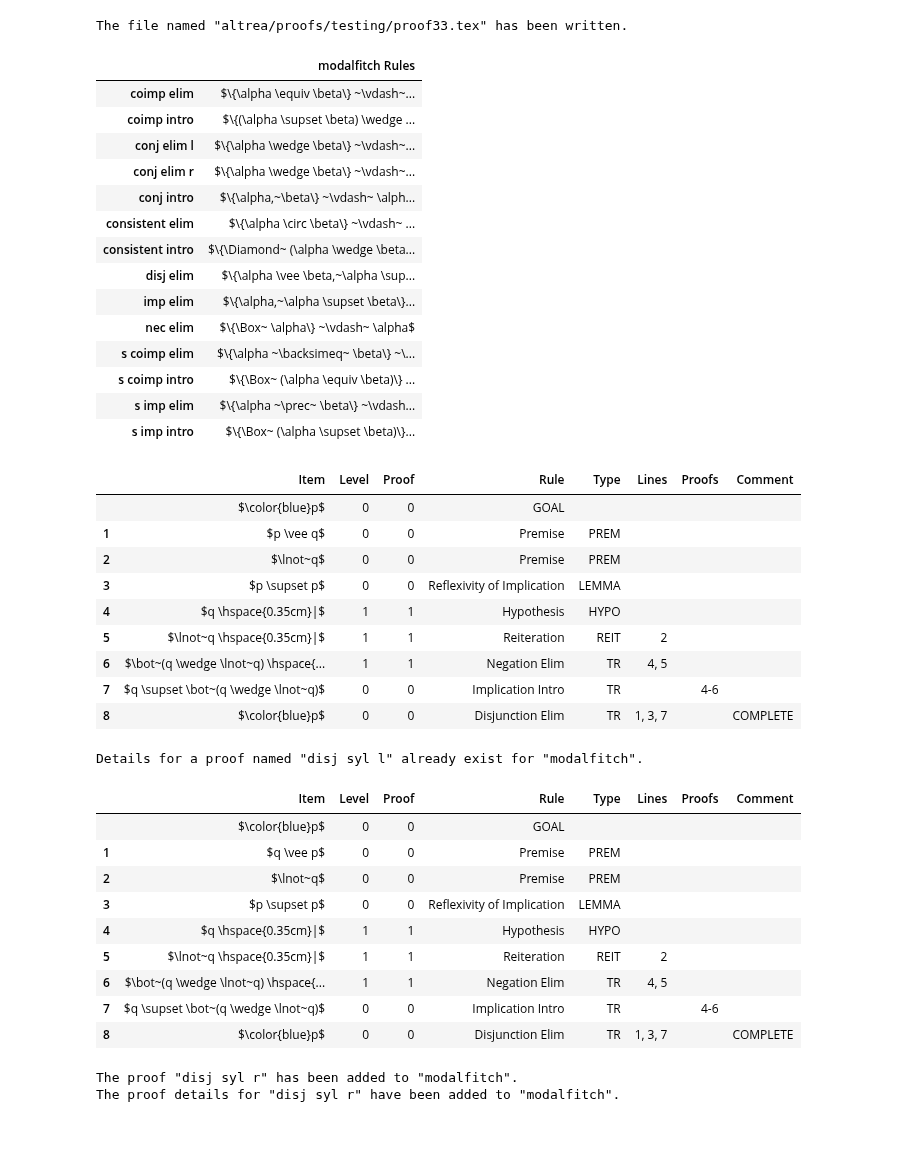
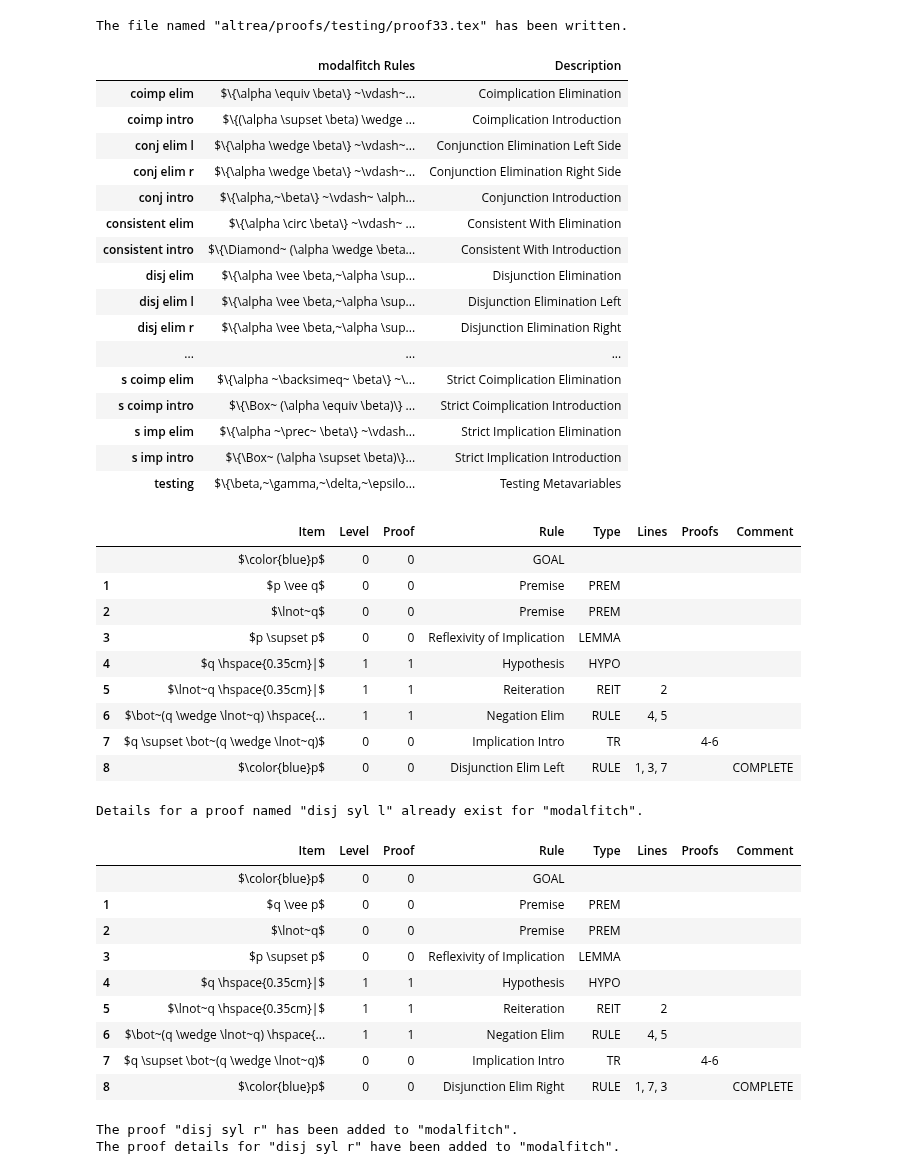
Before and after one commit to FrankHubeny/AltRea, a Jupyter notebook: modalfitch.ipynb, the cells around one changed output. Cells and saved outputs as stored; diff of their text form; code cells hidden in the pictures; blank space fills up the shorter version.

```diff
--- a/modalfitch.ipynb
+++ b/modalfitch.ipynb
@@ -736,42 +754,46 @@ The file named "altrea/proofs/testing/proof33.tex" has been written.
 # %%
 # disjunctive syllogism left
 
 from IPython.display import display
 import pandas as pd
 pd.options.display.max_colwidth=500
 from altrea.wffs import *
 from altrea.rules import Proof
 disjsyl = Proof('disj syl l', 'Disjunctive Syllogism', 'Disjunctive Syllogism')
 p = disjsyl.proposition('p')
 q = disjsyl.proposition('q')
 disjsyl.setlogic('modalfitch')
 disjsyl.goal(p)
 disjsyl.premise(Or(p, q))
 disjsyl.premise(Not(q))
 disjsyl.lemma('refl imp', [p], [])
 disjsyl.hypothesis(q)
 disjsyl.reiterate(2)
-disjsyl.negation_elim(4, 5)
+disjsyl.rule("neg elim", [q], [4, 5])
+#disjsyl.negation_elim(4, 5)
 disjsyl.implication_intro()
-disjsyl.disjunction_elim(1, 3, 7)
+disjsyl.rule("disj elim l", [p, q, p, q], [1, 3, 7])
+#disjsyl.disjunction_elim(1, 3, 7)
 display(disjsyl.rules())
 disjsyl.thisproof()
 # %% [output]
-|  | modalfitch Rules |
-| coimp elim | $\{\alpha \equiv \beta\} ~\vdash~... |
-| coimp intro | $\{(\alpha \supset \beta) \wedge ... |
-| conj elim l | $\{\alpha \wedge \beta\} ~\vdash~... |
-| conj elim r | $\{\alpha \wedge \beta\} ~\vdash~... |
-| conj intro | $\{\alpha,~\beta\} ~\vdash~ \alph... |
-| consistent elim | $\{\alpha \circ \beta\} ~\vdash~ ... |
-| consistent intro | $\{\Diamond~ (\alpha \wedge \beta... |
-| disj elim | $\{\alpha \vee \beta,~\alpha \sup... |
-| imp elim | $\{\alpha,~\alpha \supset \beta\}... |
-| nec elim | $\{\Box~ \alpha\} ~\vdash~ \alpha$ |
-| s coimp elim | $\{\alpha ~\backsimeq~ \beta\} ~\... |
-| s coimp intro | $\{\Box~ (\alpha \equiv \beta)\} ... |
-| s imp elim | $\{\alpha ~\prec~ \beta\} ~\vdash... |
-| s imp intro | $\{\Box~ (\alpha \supset \beta)\}... |
+|  | modalfitch Rules | Description |
+| coimp elim | $\{\alpha \equiv \beta\} ~\vdash~... | Coimplication Elimination |
+| coimp intro | $\{(\alpha \supset \beta) \wedge ... | Coimplication Introduction |
+| conj elim l | $\{\alpha \wedge \beta\} ~\vdash~... | Conjunction Elimination Left Side |
+| conj elim r | $\{\alpha \wedge \beta\} ~\vdash~... | Conjunction Elimination Right Side |
+| conj intro | $\{\alpha,~\beta\} ~\vdash~ \alph... | Conjunction Introduction |
+| consistent elim | $\{\alpha \circ \beta\} ~\vdash~ ... | Consistent With Elimination |
+| consistent intro | $\{\Diamond~ (\alpha \wedge \beta... | Consistent With Introduction |
+| disj elim | $\{\alpha \vee \beta,~\alpha \sup... | Disjunction Elimination |
+| disj elim l | $\{\alpha \vee \beta,~\alpha \sup... | Disjunction Elimination Left |
+| disj elim r | $\{\alpha \vee \beta,~\alpha \sup... | Disjunction Elimination Right |
+| ... | ... | ... |
+| s coimp elim | $\{\alpha ~\backsimeq~ \beta\} ~\... | Strict Coimplication Elimination |
+| s coimp intro | $\{\Box~ (\alpha \equiv \beta)\} ... | Strict Coimplication Introduction |
+| s imp elim | $\{\alpha ~\prec~ \beta\} ~\vdash... | Strict Implication Elimination |
+| s imp intro | $\{\Box~ (\alpha \supset \beta)\}... | Strict Implication Introduction |
+| testing | $\{\beta,~\gamma,~\delta,~\epsilo... | Testing Metavariables |
 |  | Item | Level | Proof | Rule | Type | Lines | Proofs | Comment |
 |  | $\color{blue}p$ | 0 | 0 | GOAL |  |  |  |  |
 | 1 | $p \vee q$ | 0 | 0 | Premise | PREM |  |  |  |
@@ -779,9 +801,9 @@ disjsyl.thisproof()
 | 3 | $p \supset p$ | 0 | 0 | Reflexivity of Implication | LEMMA |  |  |  |
 | 4 | $q \hspace{0.35cm}|$ | 1 | 1 | Hypothesis | HYPO |  |  |  |
 | 5 | $\lnot~q \hspace{0.35cm}|$ | 1 | 1 | Reiteration | REIT | 2 |  |  |
-| 6 | $\bot~(q \wedge \lnot~q) \hspace{... | 1 | 1 | Negation Elim | TR | 4, 5 |  |  |
+| 6 | $\bot~(q \wedge \lnot~q) \hspace{... | 1 | 1 | Negation Elim | RULE | 4, 5 |  |  |
 | 7 | $q \supset \bot~(q \wedge \lnot~q)$ | 0 | 0 | Implication Intro | TR |  | 4-6 |  |
-| 8 | $\color{blue}p$ | 0 | 0 | Disjunction Elim | TR | 1, 3, 7 |  | COMPLETE |
+| 8 | $\color{blue}p$ | 0 | 0 | Disjunction Elim Left | RULE | 1, 3, 7 |  | COMPLETE |
 # %%
 disjsyl.saveproof()
 # %% [output]
@@ -804,9 +826,11 @@ disjsyl.premise(Not(q))
 disjsyl.lemma('refl imp', [p], [])
 disjsyl.hypothesis(q)
 disjsyl.reiterate(2)
-disjsyl.negation_elim(4, 5)
+disjsyl.rule("neg elim", [q], [4, 5])
+#disjsyl.negation_elim(4, 5)
 disjsyl.implication_intro()
-disjsyl.disjunction_elim(1, 3, 7)
+disjsyl.rule("disj elim r", [q, p, p, q], [1, 7, 3])
+#disjsyl.disjunction_elim(1, 3, 7)
 disjsyl.thisproof()
 # %% [output]
 |  | Item | Level | Proof | Rule | Type | Lines | Proofs | Comment |
@@ -816,9 +840,9 @@ disjsyl.thisproof()
 | 3 | $p \supset p$ | 0 | 0 | Reflexivity of Implication | LEMMA |  |  |  |
 | 4 | $q \hspace{0.35cm}|$ | 1 | 1 | Hypothesis | HYPO |  |  |  |
 | 5 | $\lnot~q \hspace{0.35cm}|$ | 1 | 1 | Reiteration | REIT | 2 |  |  |
-| 6 | $\bot~(q \wedge \lnot~q) \hspace{... | 1 | 1 | Negation Elim | TR | 4, 5 |  |  |
+| 6 | $\bot~(q \wedge \lnot~q) \hspace{... | 1 | 1 | Negation Elim | RULE | 4, 5 |  |  |
 | 7 | $q \supset \bot~(q \wedge \lnot~q)$ | 0 | 0 | Implication Intro | TR |  | 4-6 |  |
-| 8 | $\color{blue}p$ | 0 | 0 | Disjunction Elim | TR | 1, 3, 7 |  | COMPLETE |
+| 8 | $\color{blue}p$ | 0 | 0 | Disjunction Elim Right | RULE | 1, 7, 3 |  | COMPLETE |
 # %%
 disjsyl.saveproof()
 # %% [output]
```
Also changed, not shown: parts of 13 cells of this notebook, 13 other files.
